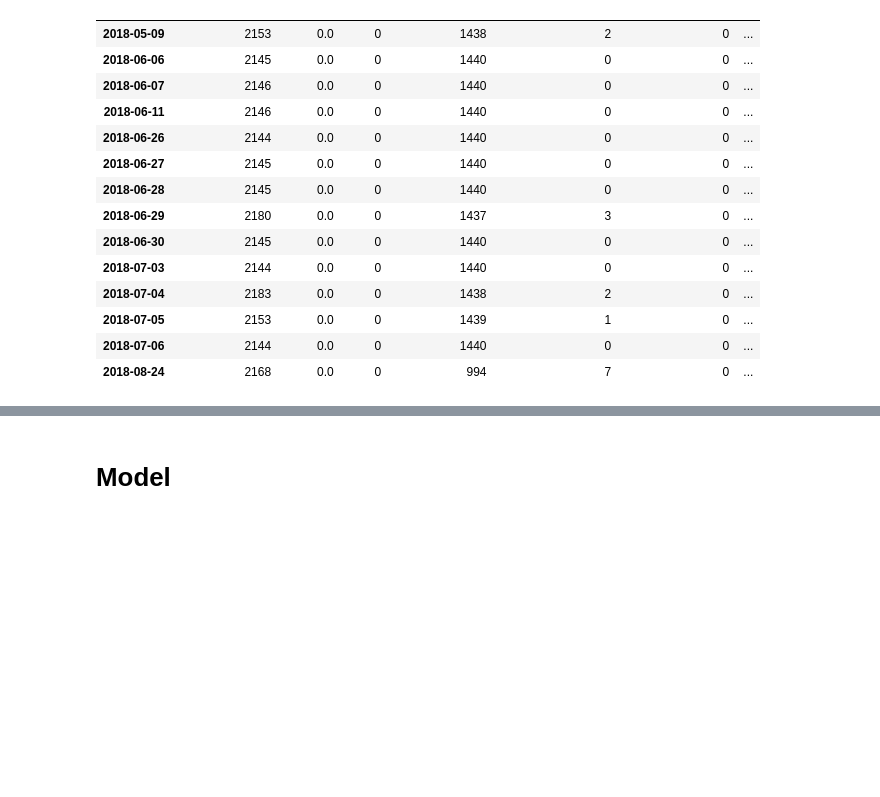
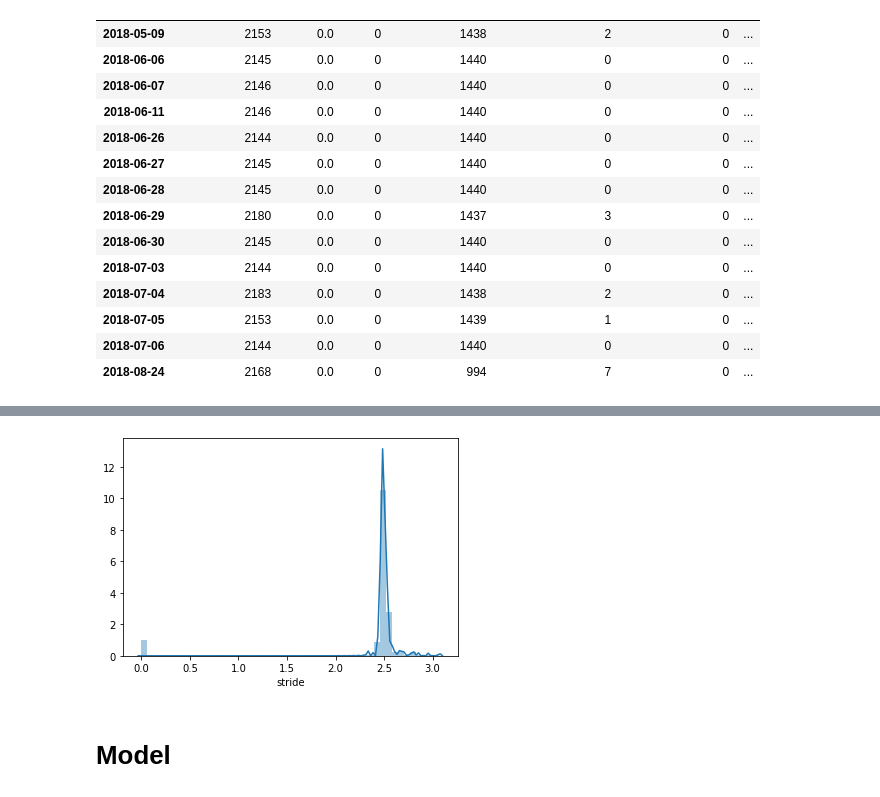
Before and after one commit to U-Gotta-Have-Faith/time_series, a Jupyter notebook: Sean _faith_acquire.ipynb, the cells around one changed output, grey strips where cells are left out. Drawn from its saved outputs; the diff is of its cells as text; code cells hidden in the pictures; blank space fills up the shorter version.

```diff
--- a/Sean _faith_acquire.ipynb
+++ b/Sean _faith_acquire.ipynb
@@ -413,3 +399,8 @@ df.ratio_steps_distance.median()
+# %%
+sns.distplot(df.stride*5280)
+plt.show()
+# %% [output]
+[figure, added]
 # %% [markdown]
 # Model
 # %% [markdown]
```
Also changed, not shown: parts of 17 cells of this notebook.
